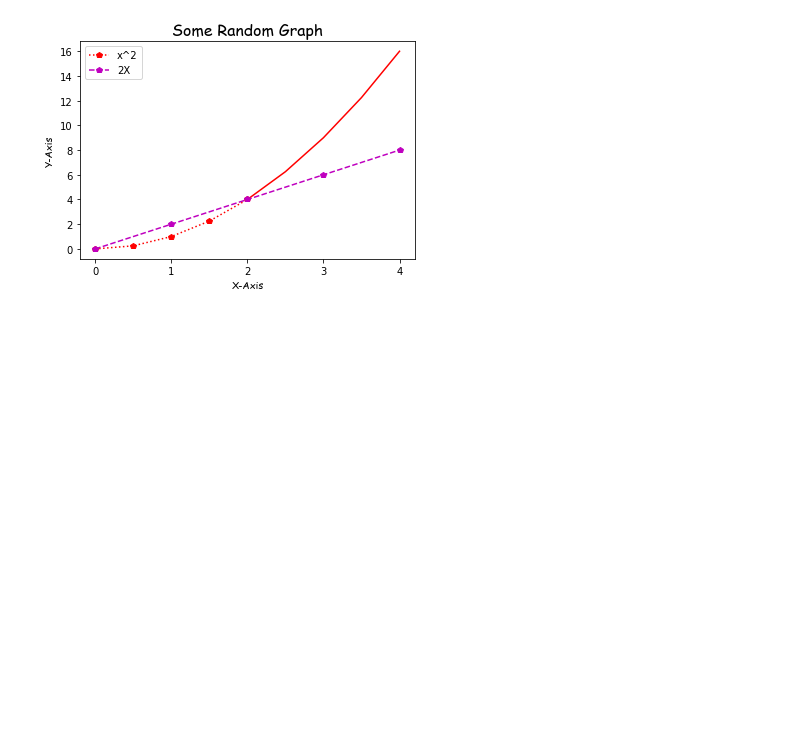
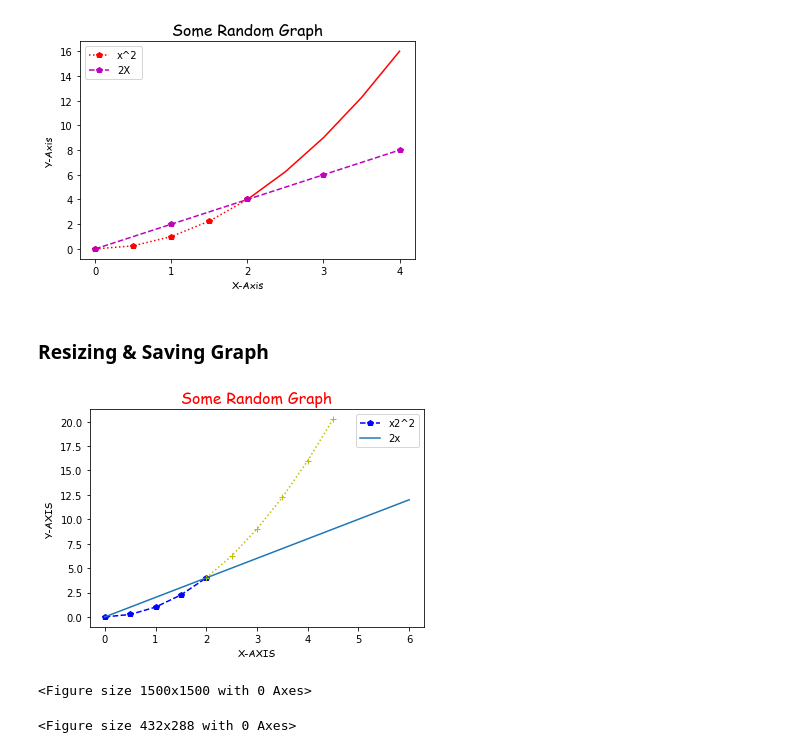
Before and after one commit to pathak-gaurav/python-matplotlib-12-may-2020, a Jupyter notebook: matplotlib-practice.ipynb, the cells around one changed output. Saved outputs shown, nothing was run; the diff lists cells and outputs as text; code cells hidden in the pictures; blank space fills up the shorter version.

Commit message:
Resizing & Saving Graph

```diff
--- a/matplotlib-practice.ipynb
+++ b/matplotlib-practice.ipynb
@@ -98,3 +92,29 @@ plt.legend()
 plt.show()
 # %% [output]
 [figure]
+# %% [markdown]
+### Resizing & Saving Graph
+# %%
+x = [0,1,2,3,4,5,6]
+y = [0,2,4,6,8,10,12]
+
+plt.title('Some Random Graph',fontdict={'fontname':'Comic Sans MS','fontsize':'16','color':'Red'})
+
+plt.xlabel('X-AXIS', fontdict={'fontname':'Comic Sans MS','fontsize':10})
+plt.ylabel('Y-AXIS',fontdict={'fontname':'Comic Sans MS','fontsize':10})
+
+x2 = np.arange(0,5,0.5)
+plt.plot(x2[:5],x2[:5]**2,'bp--',label='x2^2')
+plt.plot(x2[4:],x2[4:]**2,'y+:')
+plt.plot(x,y,label='2x')
+plt.legend()
+
+
+plt.figure(figsize=(5,5),dpi=300)
+plt.show()
+
+plt.savefig('some_random_graph.png',dpi=100)
+# %% [output]
+[figure, added]
+<Figure size 1500x1500 with 0 Axes>
+<Figure size 432x288 with 0 Axes>
```
Also changed, not shown: parts of 1 cell of this notebook.
